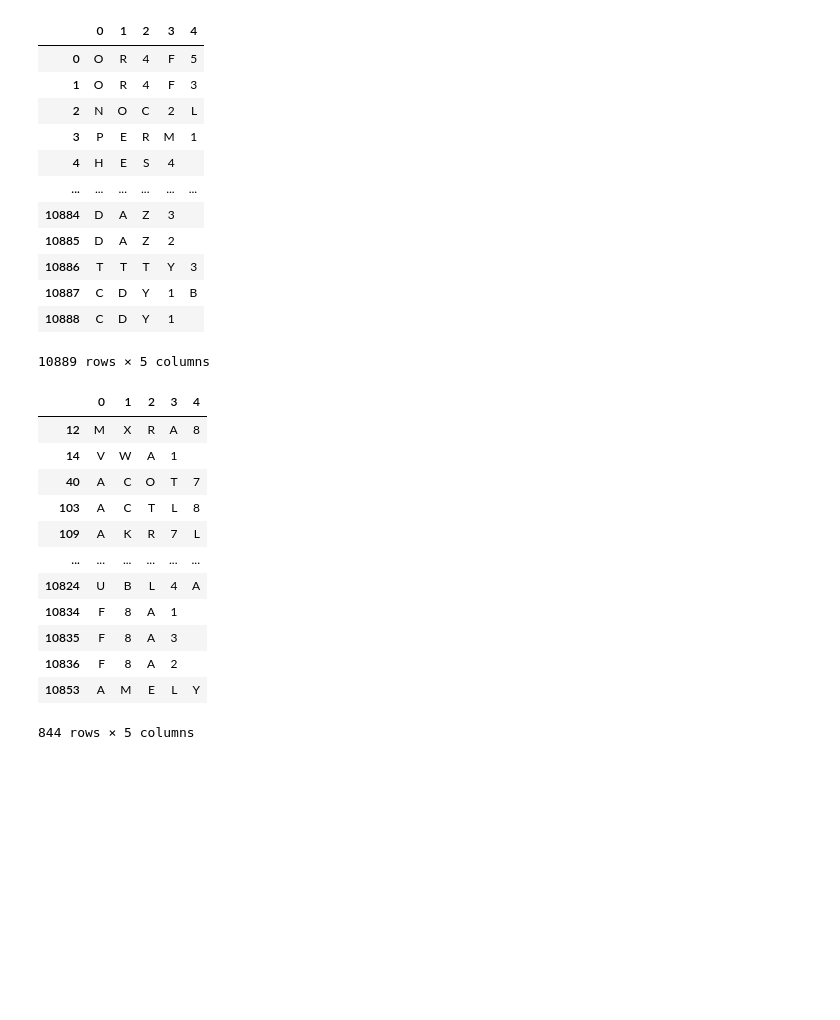
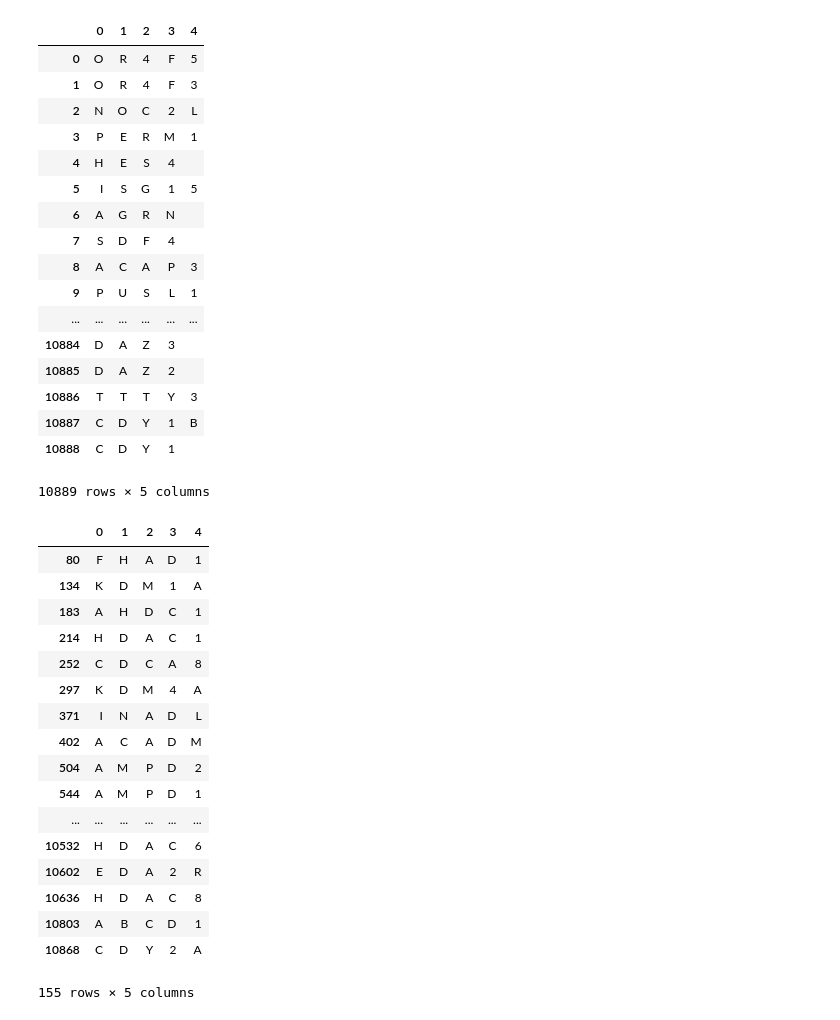
Before and after one commit to ajveltri22/genele_solver, a Jupyter notebook: genele_solver.ipynb, the cells around one changed output. Drawn from its saved outputs; the diff is of its cells as text; code cells hidden in the pictures; blank space fills up the shorter version.

Commit message:
add some comments and highlight some edge case bugs

```diff
--- a/genele_solver.ipynb
+++ b/genele_solver.ipynb
@@ -1,6 +1,7 @@
 # %%
 import pandas as pd
-pd.set_option("display.max_rows", 500)
+pd.set_option("display.min_rows", 50)
+pd.set_option("display.max_rows", 100)
 
 gene_list = pd.read_table("./salmon_tx2gene.tsv", header = None)
 # %%
@@ -8,6 +9,11 @@ gene_list = gene_list.loc[:,1].drop_duplicates().to_list()
 # %%
 class solver:
     def __init__(self, gene_list):
+        '''take in a gene list, filter to only 5 letter names
+        setup containers for incorrect letters.
+        '''
+
+        # define set of incorrect (grey) letters
         self.no_let = set()
         fivelet_genes = []
         for gene in gene_list:
@@ -20,21 +26,32 @@ class solver:
         split_genes = split_genes.fillna(" ")
         self.split_genes = split_genes
         self.possibilities = split_genes
+        # container to track guesses
         self.guesses = []
 
     def __call__(self):
         return self.possibilities
 
-    def guess(self, word, yellow = [], green = []):
-        self.guesses.append((word, yellow, green))
+    def guess(self, word, yellow=[], green=[], add_to_guess_list=True):
+        '''
+        first arg is a string, case sensitive of the guessed gene
+        yellow and green are lists of positions of the yellow or green letters (1-based)
+        add_to_guess_list is not needed for normal interaction, just for the self.redo function
+        returns a list of possibilities
+        '''
+        if add_to_guess_list:
+            self.guesses.append((word, yellow, green))
         wordlist = list(word)
+        # require yellow letters to be in another position
         for position in yellow:
             pypos = position - 1
             self.possibilities = self.possibilities.loc[~self.possibilities[pypos].isin([wordlist[pypos]]),:]
             self.possibilities = self.possibilities.loc[self.possibilities.isin([wordlist[pypos]]).any(axis=1),:]
+        # require green letters to be in same position
         for position in green:
             pypos = position - 1
             self.possibilities = self.possibilities.loc[self.possibilities[pypos].isin([wordlist[pypos]]),:]
+        # add grey letters to blocked list
         for letter in wordlist:
             yellow_or_green_idx = yellow + green
             if wordlist.index(letter) + 1 not in yellow_or_green_idx:
@@ -44,10 +61,12 @@ class solver:
         return self.possibilities
 
     def redo(self):
+        # allows rerunning the guesses after editing self.guesses if a mistake was made
+        self.possibilities = self.split_genes
         for guess_set in self.guesses:
-            self.guess(*guess_set)
+            self.guess(*guess_set, add_to_guess_list=False)
+        return self.__call__()
 # %%
-pd.options.display.max_rows = 500
 mysolver = solver(gene_list)
 mysolver()
 # %% [output]
@@ -57,6 +76,11 @@ mysolver()
 | 2 | N | O | C | 2 | L |
 | 3 | P | E | R | M | 1 |
 | 4 | H | E | S | 4 |  |
+| 5 | I | S | G | 1 | 5 |
+| 6 | A | G | R | N |  |
+| 7 | S | D | F | 4 |  |
+| 8 | A | C | A | P | 3 |
+| 9 | P | U | S | L | 1 |
 | ... | ... | ... | ... | ... | ... |
 | 10884 | D | A | Z | 3 |  |
 | 10885 | D | A | Z | 2 |  |
@@ -65,19 +89,24 @@ mysolver()
 | 10888 | C | D | Y | 1 |  |
 10889 rows × 5 columns
 # %%
-mysolver.guess("GAPDH", yellow=[2], green=[])
+mysolver.guess("DAZ3 ", yellow=[1,2], green=[])
 # %% [output]
 |  | 0 | 1 | 2 | 3 | 4 |
-| 12 | M | X | R | A | 8 |
-| 14 | V | W | A | 1 |  |
-| 40 | A | C | O | T | 7 |
-| 103 | A | C | T | L | 8 |
-| 109 | A | K | R | 7 | L |
+| 80 | F | H | A | D | 1 |
+| 134 | K | D | M | 1 | A |
+| 183 | A | H | D | C | 1 |
+| 214 | H | D | A | C | 1 |
+| 252 | C | D | C | A | 8 |
+| 297 | K | D | M | 4 | A |
+| 371 | I | N | A | D | L |
+| 402 | A | C | A | D | M |
+| 504 | A | M | P | D | 2 |
+| 544 | A | M | P | D | 1 |
 | ... | ... | ... | ... | ... | ... |
-| 10824 | U | B | L | 4 | A |
-| 10834 | F | 8 | A | 1 |  |
-| 10835 | F | 8 | A | 3 |  |
-| 10836 | F | 8 | A | 2 |  |
-| 10853 | A | M | E | L | Y |
+| 10532 | H | D | A | C | 6 |
+| 10602 | E | D | A | 2 | R |
+| 10636 | H | D | A | C | 8 |
+| 10803 | A | B | C | D | 1 |
+| 10868 | C | D | Y | 2 | A |
-844 rows × 5 columns
+155 rows × 5 columns
 # %%
```
Also changed, not shown: parts of 8 cells of this notebook, 1 other file.
